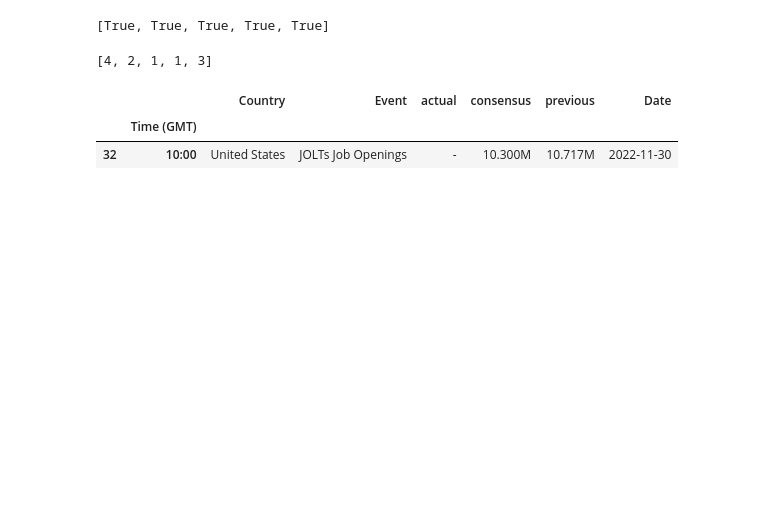
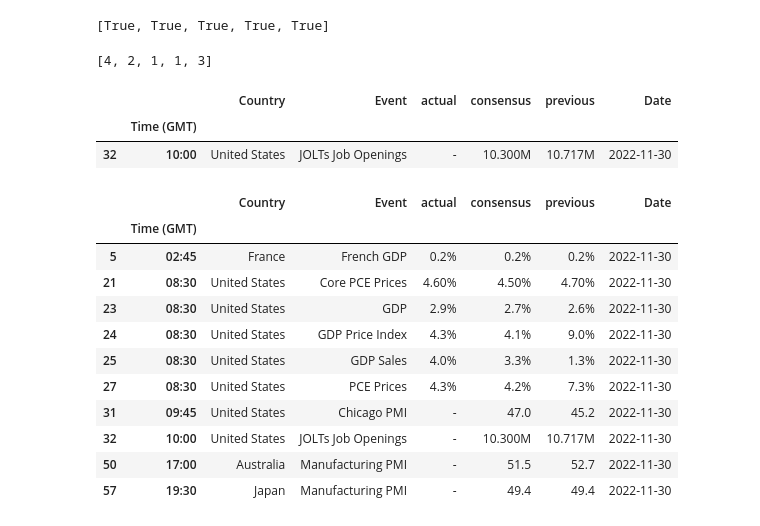
Before and after one commit to dMLTquant/openbb_sdk_exporation, a Jupyter notebook: obb_01-02_basics_calendar.ipynb, the cells around one changed output. Cells and saved outputs as stored; diff of their text form; code cells hidden in the pictures; blank space fills up the shorter version.

Commit message:
dataframe filter list by keywords

```diff
--- a/obb_01-02_basics_calendar.ipynb
+++ b/obb_01-02_basics_calendar.ipynb
@@ -119,3 +112,18 @@ check_if_keyword_exists_sum
 |  |  | Country | Event | actual | consensus | previous | Date |
 |  | Time (GMT) |  |  |  |  |  |  |
 | 32 | 10:00 | United States | JOLTs Job Openings | - | 10.300M | 10.717M | 2022-11-30 |
+# %%
+economic_calendar[economic_calendar['Event'].str.contains('|'.join(event_impact_high_keywords))]
+# %% [output]
+|  |  | Country | Event | actual | consensus | previous | Date |
+|  | Time (GMT) |  |  |  |  |  |  |
+| 5 | 02:45 | France | French GDP | 0.2% | 0.2% | 0.2% | 2022-11-30 |
+| 21 | 08:30 | United States | Core PCE Prices | 4.60% | 4.50% | 4.70% | 2022-11-30 |
+| 23 | 08:30 | United States | GDP | 2.9% | 2.7% | 2.6% | 2022-11-30 |
+| 24 | 08:30 | United States | GDP Price Index | 4.3% | 4.1% | 9.0% | 2022-11-30 |
+| 25 | 08:30 | United States | GDP Sales | 4.0% | 3.3% | 1.3% | 2022-11-30 |
+| 27 | 08:30 | United States | PCE Prices | 4.3% | 4.2% | 7.3% | 2022-11-30 |
+| 31 | 09:45 | United States | Chicago PMI | - | 47.0 | 45.2 | 2022-11-30 |
+| 32 | 10:00 | United States | JOLTs Job Openings | - | 10.300M | 10.717M | 2022-11-30 |
+| 50 | 17:00 | Australia | Manufacturing PMI | - | 51.5 | 52.7 | 2022-11-30 |
+| 57 | 19:30 | Japan | Manufacturing PMI | - | 49.4 | 49.4 | 2022-11-30 |
```
Also changed, not shown: parts of 2 cells of this notebook.
